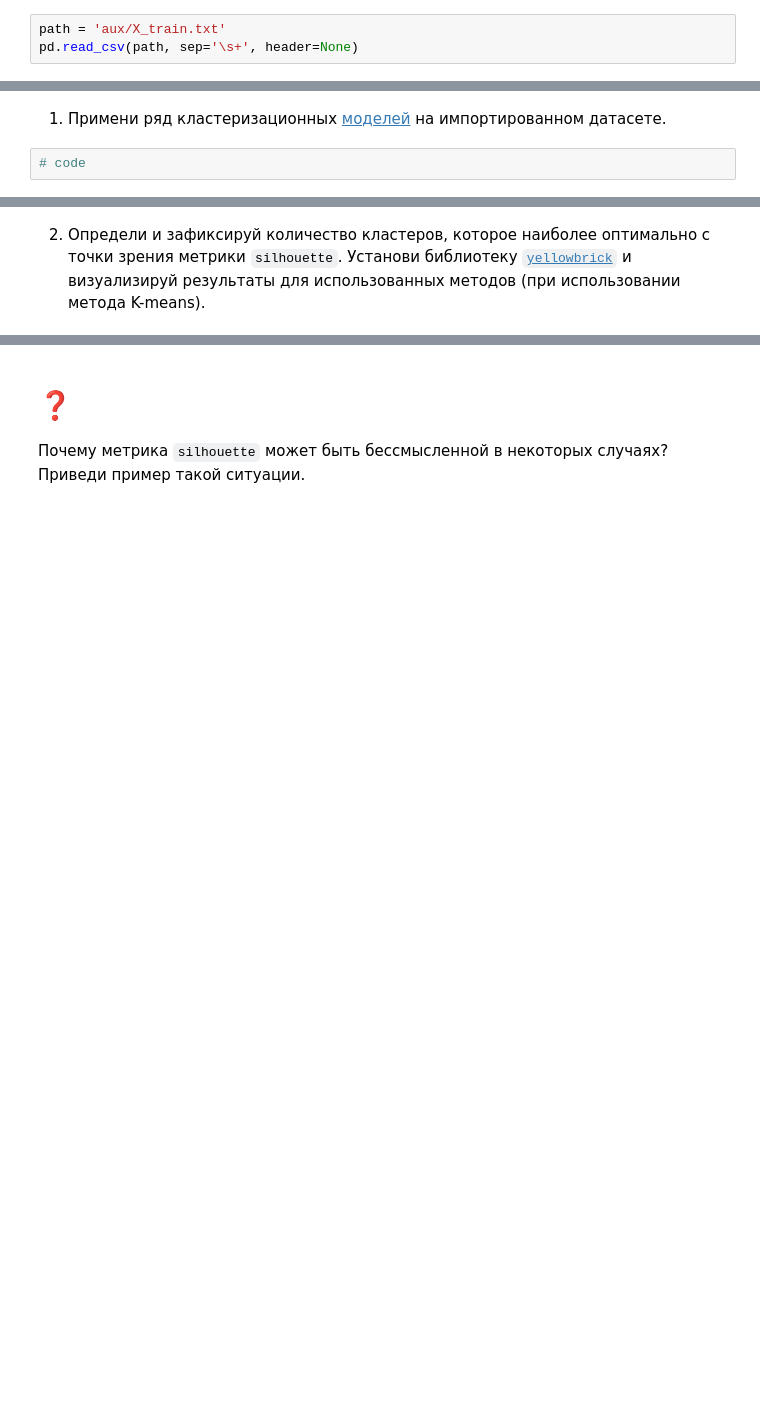
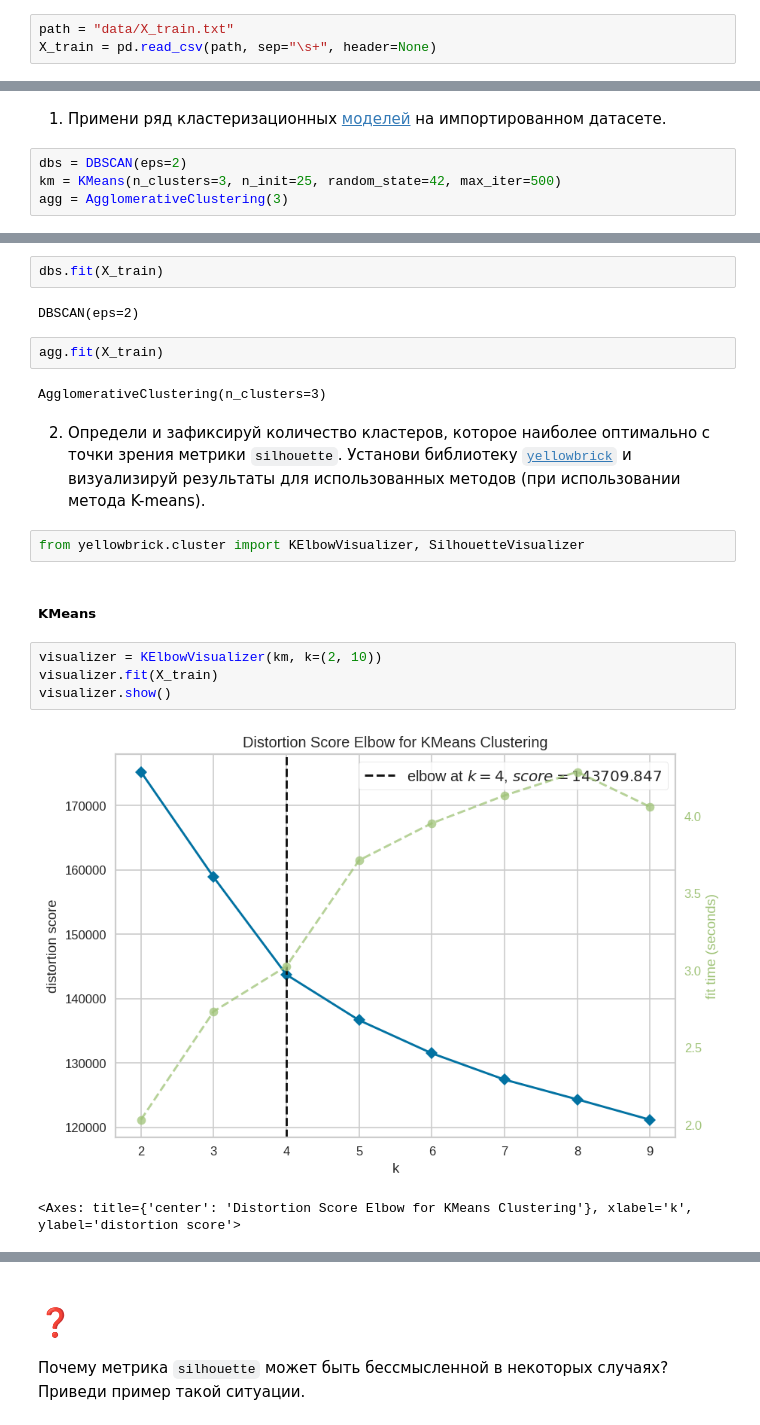
Before and after one commit to DmitriiPrikhodko/ds-phase1-git, a Jupyter notebook: week3/day1/06-01-task.ipynb, the cells around one changed output, grey strips where cells are left out. Saved outputs shown, nothing was run; the diff lists cells and outputs as text; blank space fills up the shorter version.

```diff
--- a/week3/day1/06-01-task.ipynb
+++ b/week3/day1/06-01-task.ipynb
@@ -21,5 +44,5 @@
 
 * Фичей много, и здесь не особо нужно, что каждая из них значит, однако более детально об эксперименте можно прочитать [тут](https://data.world/uci/human-activity-recognition)
 # %%
-path = 'aux/X_train.txt'
-pd.read_csv(path, sep='\s+', header=None)
+path = "data/X_train.txt"
+X_train = pd.read_csv(path, sep="\s+", header=None)
@@ -40,4 +49,6 @@ pd.read_csv(path, sep='\s+', header=None)
 # %% [markdown]
 1. Примени ряд кластеризационных [моделей](https://scikit-learn.org/stable/modules/clustering.html) на импортированном датасете.
 # %%
-# code
+dbs = DBSCAN(eps=2)
+km = KMeans(n_clusters=3, n_init=25, random_state=42, max_iter=500)
+agg = AgglomerativeClustering(3)
@@ -44,2 +57,21 @@ pd.read_csv(path, sep='\s+', header=None)
+# %%
+dbs.fit(X_train)
+# %% [output]
+DBSCAN(eps=2)
+# %%
+agg.fit(X_train)
+# %% [output]
+AgglomerativeClustering(n_clusters=3)
 # %% [markdown]
 2. Определи и зафиксируй количество кластеров, которое наиболее оптимально с точки зрения метрики `silhouette`. Установи библиотеку [`yellowbrick`](https://www.scikit-yb.org/en/latest/api/cluster/silhouette.html) и визуализируй результаты для использованных методов (при использовании метода K-means).
+# %%
+from yellowbrick.cluster import KElbowVisualizer, SilhouetteVisualizer
+# %% [markdown]
+##### KMeans
+# %%
+visualizer = KElbowVisualizer(km, k=(2, 10))
+visualizer.fit(X_train)
+visualizer.show()
+# %% [output]
+[figure, added]
+<Axes: title={'center': 'Distortion Score Elbow for KMeans Clustering'}, xlabel='k', ylabel='distortion score'>
```
Also changed, not shown: parts of 22 cells of this notebook, 4 other files.
